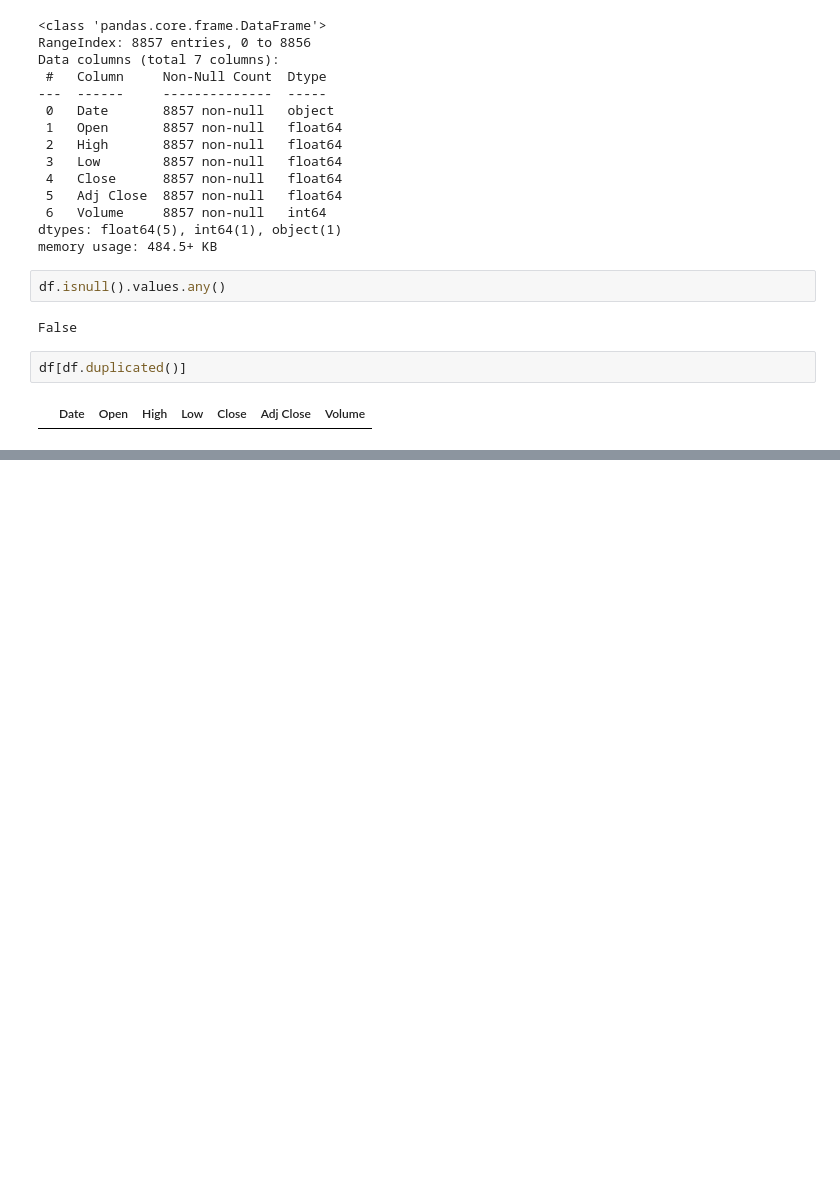
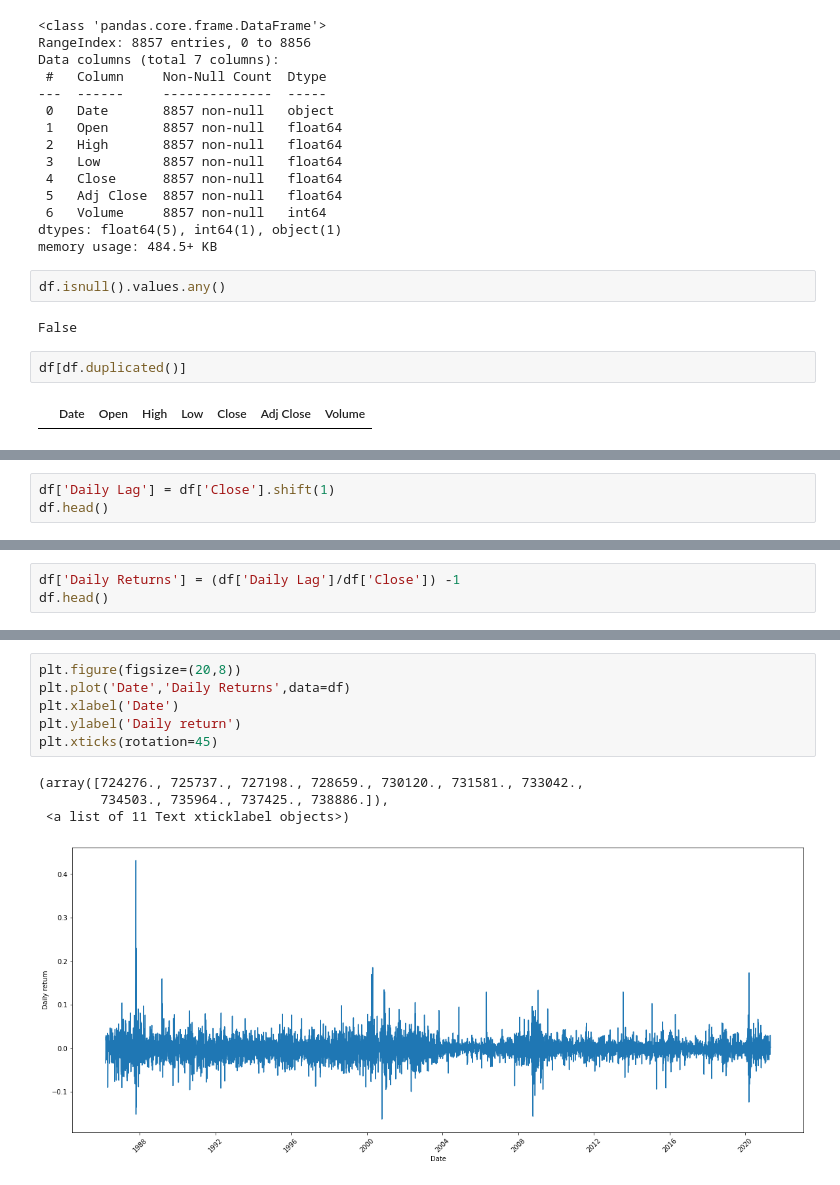
Before and after one commit to Technocolabs100/Prediction-of-Stock-Price-Movement-based-on-trading-DS-II, a Jupyter notebook: Datasets/Data cleaning of MSFT.ipynb, the cells around one changed output, grey strips where cells are left out. Cells and saved outputs as stored; diff of their text form; blank space fills up the shorter version.

```diff
--- a/Datasets/Data cleaning of MSFT.ipynb
+++ b/Datasets/Data cleaning of MSFT.ipynb
@@ -65,0 +95,3 @@ df.describe()
+# %%
+df['Daily Lag'] = df['Close'].shift(1)
+df.head()
@@ -65,0 +105,3 @@ df.describe()
+# %%
+df['Daily Returns'] = (df['Daily Lag']/df['Close']) -1
+df.head()
@@ -65,0 +115,11 @@ df.describe()
+# %%
+plt.figure(figsize=(20,8))
+plt.plot('Date','Daily Returns',data=df)
+plt.xlabel('Date')
+plt.ylabel('Daily return')
+plt.xticks(rotation=45)
+# %% [output]
+(array([724276., 725737., 727198., 728659., 730120., 731581., 733042.,
+        734503., 735964., 737425., 738886.]),
+ <a list of 11 Text xticklabel objects>)
+[figure, added]
```
Also changed, not shown: parts of 16 cells of this notebook, 1 other file.
